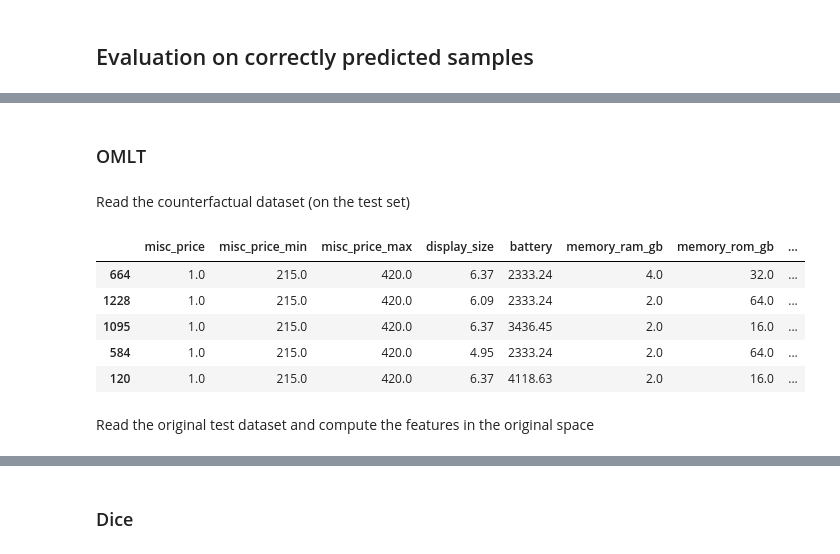
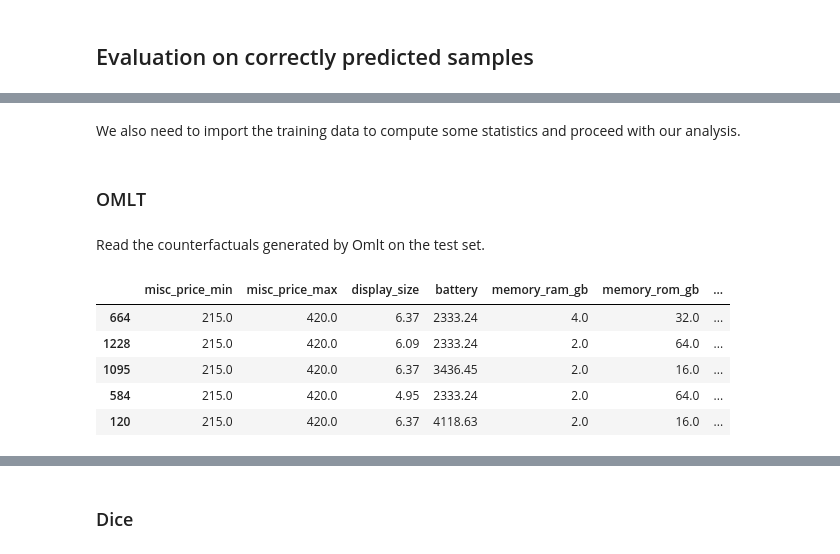
Before and after one commit to Valendrew/counterfactual-explanations, a Jupyter notebook: model_evaluation.ipynb, the cells around one changed output, grey strips where cells are left out. Cells and saved outputs as stored; diff of their text form; code cells hidden in the pictures.

```diff
--- a/model_evaluation.ipynb
+++ b/model_evaluation.ipynb
@@ -107,3 +95,5 @@ feature_columns = df_test_den.columns.drop(["misc_price_min", "misc_price_max"])
+# %% [markdown]
+We also need to import the training data to compute some statistics and proceed with our analysis.
 # %%
 df_train = pd.read_csv("data/model/gsm_train.csv", index_col=0)
 y_train = df_train.misc_price
@@ -113,16 +103,14 @@ df_train = df_train[feature_columns]
 # %% [markdown]
 ### OMLT
 # %% [markdown]
-Read the counterfactual dataset (on the test set)
+Read the counterfactuals generated by Omlt on the test set.
 # %%
-df_cf = pd.read_csv("data/counterfactual/multiclass.csv", index_col=0)
-df_cf.head()
+df_cf_omlt = pd.read_csv("data/counterfactual/multiclass.csv", index_col=0).drop('misc_price', axis=1)
+df_cf_omlt.head()
 # %% [output]
-|  | misc_price | misc_price_min | misc_price_max | display_size | battery | memory_ram_gb | memory_rom_gb | ... |
-| 664 | 1.0 | 215.0 | 420.0 | 6.37 | 2333.24 | 4.0 | 32.0 | ... |
-| 1228 | 1.0 | 215.0 | 420.0 | 6.09 | 2333.24 | 2.0 | 64.0 | ... |
-| 1095 | 1.0 | 215.0 | 420.0 | 6.37 | 3436.45 | 2.0 | 16.0 | ... |
-| 584 | 1.0 | 215.0 | 420.0 | 4.95 | 2333.24 | 2.0 | 64.0 | ... |
-| 120 | 1.0 | 215.0 | 420.0 | 6.37 | 4118.63 | 2.0 | 16.0 | ... |
+|  | misc_price_min | misc_price_max | display_size | battery | memory_ram_gb | memory_rom_gb | ... |
+| 664 | 215.0 | 420.0 | 6.37 | 2333.24 | 4.0 | 32.0 | ... |
+| 1228 | 215.0 | 420.0 | 6.09 | 2333.24 | 2.0 | 64.0 | ... |
+| 1095 | 215.0 | 420.0 | 6.37 | 3436.45 | 2.0 | 16.0 | ... |
+| 584 | 215.0 | 420.0 | 4.95 | 2333.24 | 2.0 | 64.0 | ... |
+| 120 | 215.0 | 420.0 | 6.37 | 4118.63 | 2.0 | 16.0 | ... |
-# %% [markdown]
-Read the original test dataset and compute the features in the original space
```
Also changed, not shown: parts of 64 cells of this notebook, 1 other file.
